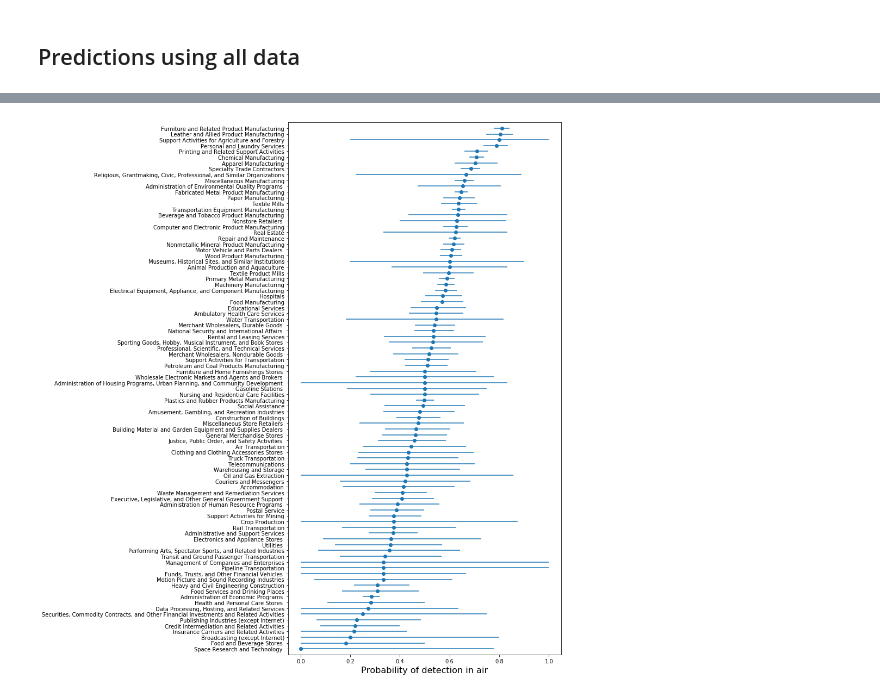
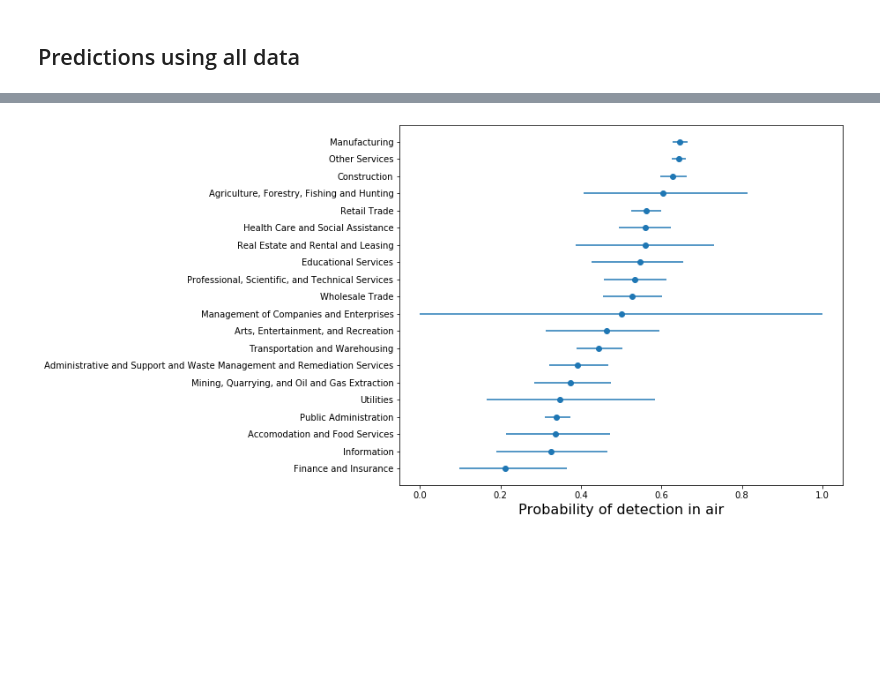
Before and after one commit to JeffreyMinucci/occupational_exposure, a Jupyter notebook: notebooks/work_in_progress/hierarchical_logistic_reg.ipynb, the cells around one changed output, grey strips where cells are left out. Saved outputs shown, nothing was run; the diff lists cells and outputs as text; code cells hidden in the pictures; blank space fills up the shorter version.

```diff
--- a/notebooks/work_in_progress/hierarchical_logistic_reg.ipynb
+++ b/notebooks/work_in_progress/hierarchical_logistic_reg.ipynb
@@ -469,12 +433,37 @@ plt.show()
-# %%
-error_95_upper = (subsector_95h-subsector_median).loc[subsector_order.index]
-error_95_lower = (subsector_median-subsector_95l).loc[subsector_order.index]
-plt.figure(figsize=(9,18))
-plt.errorbar(x=subsector_median.loc[subsector_order.index], y=subsector_order.index,
-             xerr=(error_95_lower, error_95_upper),
-            fmt='o')
-plt.ylim(-1,91)
-plt.xlabel("Probability of detection in air", size=16)
-plt.show()
-# %% [output]
-[figure, removed]
+# %%
+def plot_predictions(predictions_in, subsector=False, kingdom=None, superclass=None, _class=None, title = '', color='C0'):
+    predictions = predictions_in.copy()
+    if kingdom:
+        predictions = predictions[predictions['kingdom'] == kingdom]
+    if superclass:
+        predictions = predictions[predictions['superclass'] == superclass]
+    if _class:
+        predictions = predictions[predictions['class'] == _class]
+    if not subsector:
+        probs = predictions.groupby('sector_name',axis=0).mean()
+        median = probs.quantile(axis=1,q=0.5)
+        pi_95h = probs.quantile(axis=1,q=0.975)
+        pi_95l = probs.quantile(axis=1,q=0.025)
+        order = median.sort_values(ascending=True)  # order for plotting
+        size = (9,0.35*len(order))
+    else:
+        probs = predictions.groupby('subsector_name',axis=0).mean()
+        median = probs.quantile(axis=1,q=0.5)
+        pi_95h = probs.quantile(axis=1,q=0.975)
+        pi_95l = probs.quantile(axis=1,q=0.025)
+        order = median.sort_values(ascending=True) # order for plotting
+        size=(9,0.20*len(order))
+    error_95_upper = (pi_95h-median).loc[order.index]
+    error_95_lower = (median-pi_95l).loc[order.index]
+    plt.figure(figsize=size)
+    plt.errorbar(x=median.loc[order.index], y=order.index,
+                 xerr=(error_95_lower, error_95_upper),
+                fmt='o', color=color)
+    plt.title('{}'.format(title), size = 18)
+    plt.xlabel('Probability of detection in air', size=16)
+    plt.ylim(-1,len(order))
+    plt.show()
+# %%
+plot_predictions(predictions_full)
+# %% [output]
+[figure, added]
```
Also changed, not shown: parts of 26 cells of this notebook, 2 other files.
